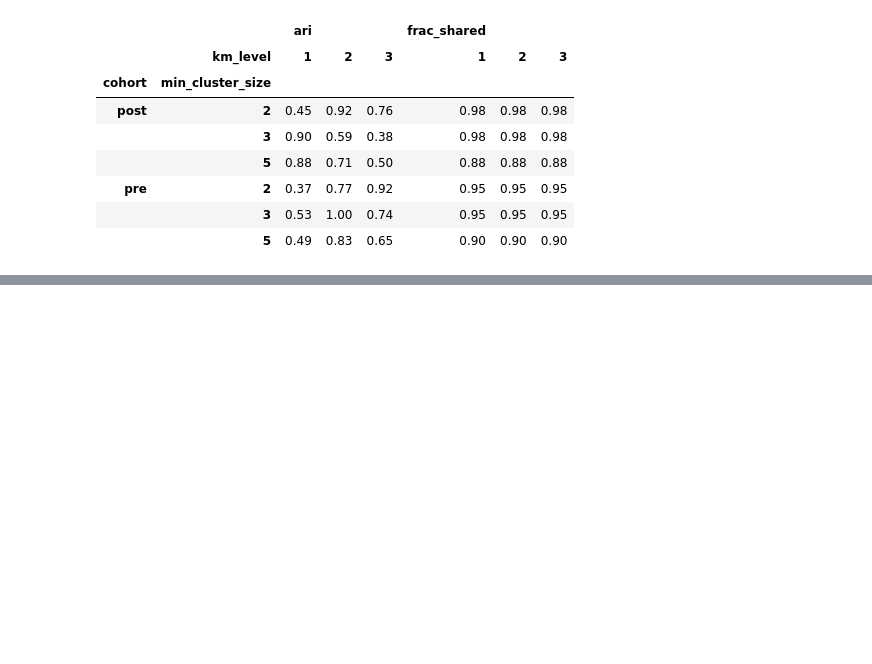
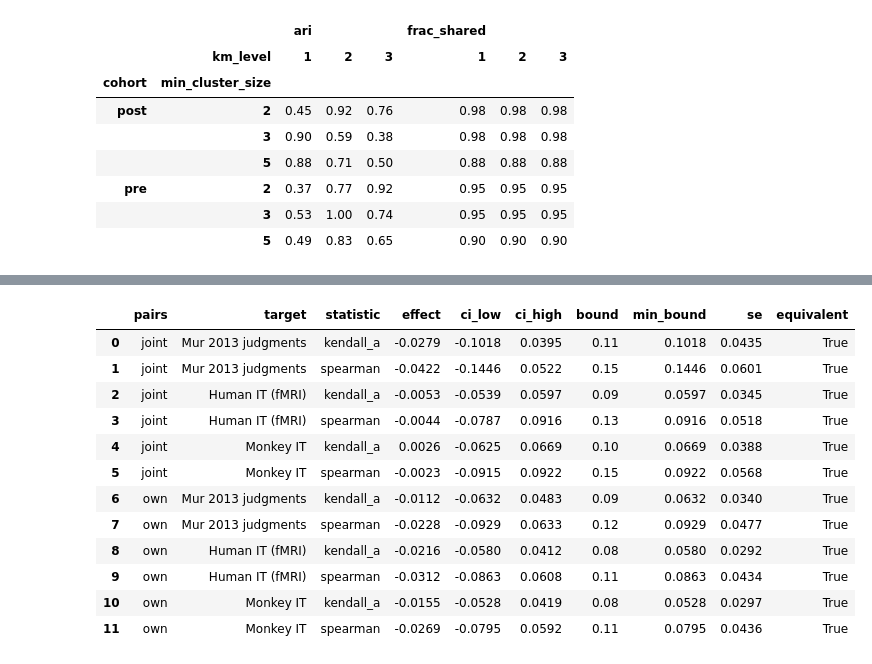
Before and after one commit to JonNir1/hierarchical_image_database, a Jupyter notebook: analysis/build_rdms/kriegeskorte92_comparison.ipynb, the cells around one changed output, grey strips where cells are left out. Drawn from its saved outputs; the diff is of its cells as text; code cells hidden in the pictures; blank space fills up the shorter version.

```diff
--- a/analysis/build_rdms/kriegeskorte92_comparison.ipynb
+++ b/analysis/build_rdms/kriegeskorte92_comparison.ipynb
@@ -150,0 +159,18 @@ h.pivot_table(index=["cohort", "min_cluster_size"], columns="km_level", values=[
+# %%
+EQ = pd.read_csv(D / "k92_equivalence.csv")
+EQ["target"] = EQ["target"].map(TARGET)
+EQ[["pairs", "target", "statistic", "effect", "ci_low", "ci_high", "bound", "min_bound", "se", "equivalent"]].round(4)
+# %% [output]
+|  | pairs | target | statistic | effect | ci_low | ci_high | bound | min_bound | se | equivalent |
+| 0 | joint | Mur 2013 judgments | kendall_a | -0.0279 | -0.1018 | 0.0395 | 0.11 | 0.1018 | 0.0435 | True |
+| 1 | joint | Mur 2013 judgments | spearman | -0.0422 | -0.1446 | 0.0522 | 0.15 | 0.1446 | 0.0601 | True |
+| 2 | joint | Human IT (fMRI) | kendall_a | -0.0053 | -0.0539 | 0.0597 | 0.09 | 0.0597 | 0.0345 | True |
+| 3 | joint | Human IT (fMRI) | spearman | -0.0044 | -0.0787 | 0.0916 | 0.13 | 0.0916 | 0.0518 | True |
+| 4 | joint | Monkey IT | kendall_a | 0.0026 | -0.0625 | 0.0669 | 0.10 | 0.0669 | 0.0388 | True |
+| 5 | joint | Monkey IT | spearman | -0.0023 | -0.0915 | 0.0922 | 0.15 | 0.0922 | 0.0568 | True |
+| 6 | own | Mur 2013 judgments | kendall_a | -0.0112 | -0.0632 | 0.0483 | 0.09 | 0.0632 | 0.0340 | True |
+| 7 | own | Mur 2013 judgments | spearman | -0.0228 | -0.0929 | 0.0633 | 0.12 | 0.0929 | 0.0477 | True |
+| 8 | own | Human IT (fMRI) | kendall_a | -0.0216 | -0.0580 | 0.0412 | 0.08 | 0.0580 | 0.0292 | True |
+| 9 | own | Human IT (fMRI) | spearman | -0.0312 | -0.0863 | 0.0608 | 0.11 | 0.0863 | 0.0434 | True |
+| 10 | own | Monkey IT | kendall_a | -0.0155 | -0.0528 | 0.0419 | 0.08 | 0.0528 | 0.0297 | True |
+| 11 | own | Monkey IT | spearman | -0.0269 | -0.0795 | 0.0592 | 0.11 | 0.0795 | 0.0436 | True |
```
Also changed, not shown: parts of 4 cells of this notebook, 5 other files.
